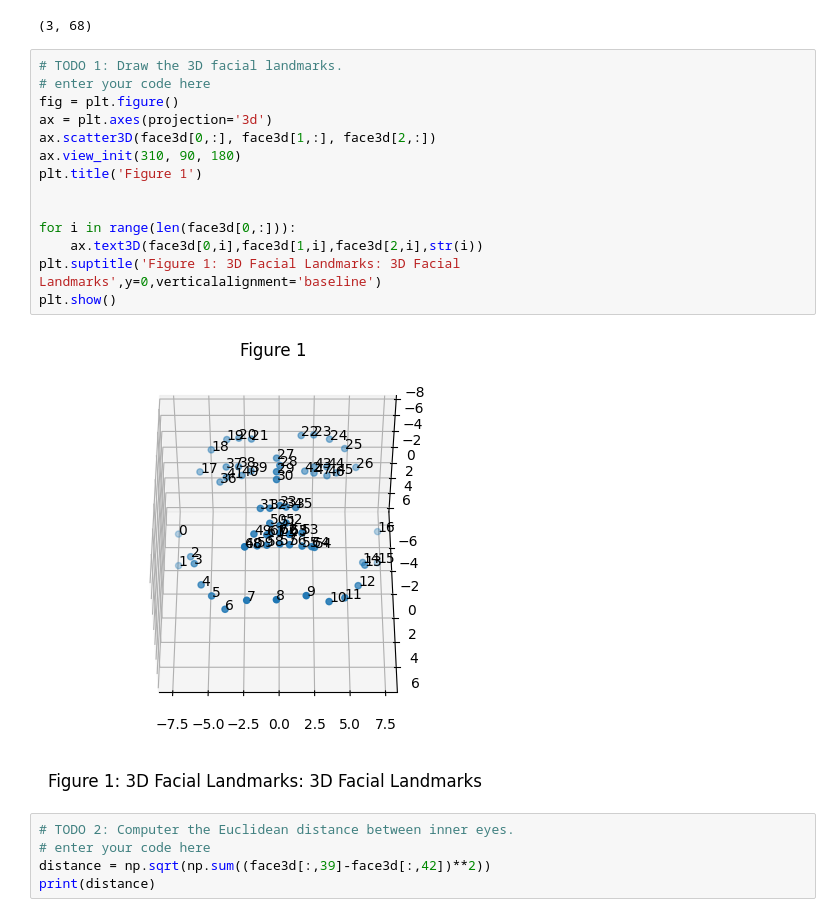
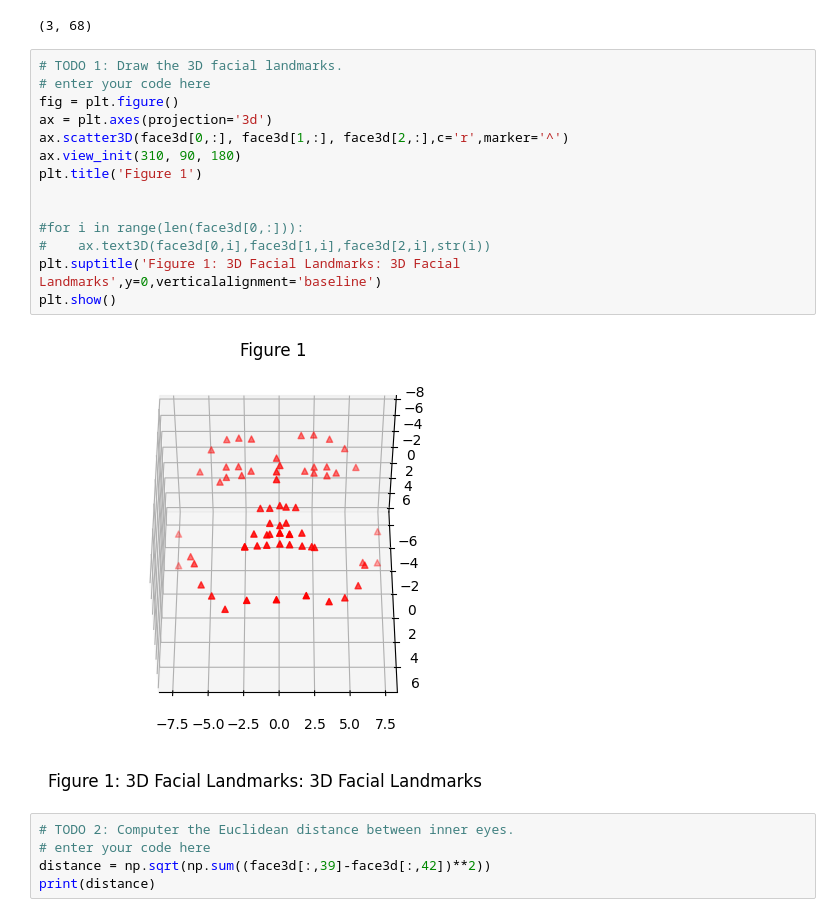
Before and after one commit to nsysu-itlab/3D-Vision-Assignments, a Jupyter notebook: Assignment1/assignment1_template.ipynb, the cells around one changed output. Cells and saved outputs as stored; diff of their text form.

```diff
--- a/Assignment1/assignment1_template.ipynb
+++ b/Assignment1/assignment1_template.ipynb
@@ -11,19 +11,19 @@ print(face3d.shape)
 # %%
 # TODO 1: Draw the 3D facial landmarks.
 # enter your code here
 fig = plt.figure()
 ax = plt.axes(projection='3d')
-ax.scatter3D(face3d[0,:], face3d[1,:], face3d[2,:])
+ax.scatter3D(face3d[0,:], face3d[1,:], face3d[2,:],c='r',marker='^')
 ax.view_init(310, 90, 180)
 plt.title('Figure 1')
 
 
-for i in range(len(face3d[0,:])):
-    ax.text3D(face3d[0,i],face3d[1,i],face3d[2,i],str(i))
+#for i in range(len(face3d[0,:])):
+#    ax.text3D(face3d[0,i],face3d[1,i],face3d[2,i],str(i))
 plt.suptitle('Figure 1: 3D Facial Landmarks: 3D Facial Landmarks',y=0,verticalalignment='baseline')
 plt.show()
 # %% [output]
-[figure, old version]
+[figure, new version]
 # %%
 # TODO 2: Computer the Euclidean distance between inner eyes.
 # enter your code here
```
Also changed, not shown: parts of 1 cell of this notebook.
